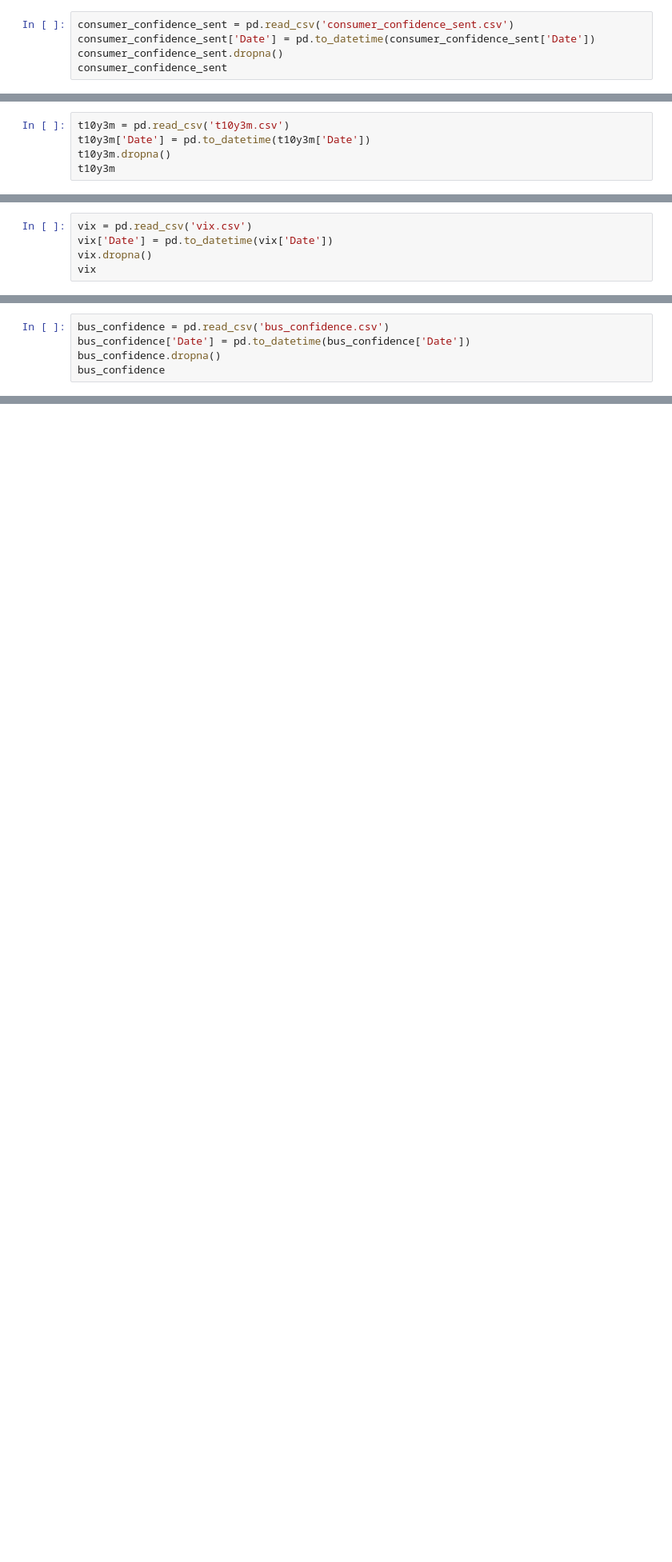
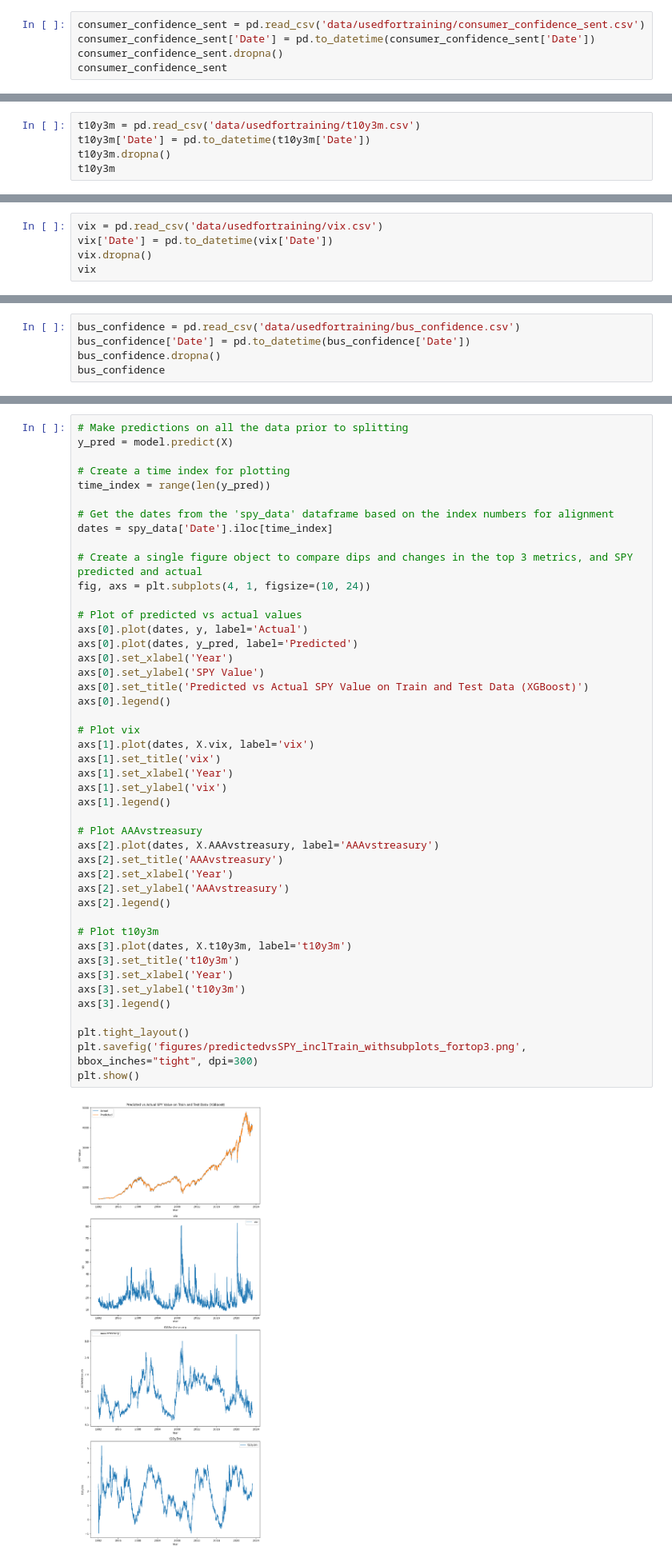
Before and after one commit to jpl12345/SPY_prediction_analysis, a Jupyter notebook: ml_for_spy_v2_ffill_daily_xgboost.ipynb, the cells around one changed output, grey strips where cells are left out. Shown at 80% size. Cells and saved outputs as stored; diff of their text form; blank space fills up the shorter version.

Commit message:
Upload validation notebook for XGBoost

```diff
--- a/ml_for_spy_v2_ffill_daily_xgboost.ipynb
+++ b/ml_for_spy_v2_ffill_daily_xgboost.ipynb
@@ -549,7 +549,7 @@ oil_prices_daily[oil_prices_daily.duplicated()]
 # %% [markdown]
 ## 7.) Consumer confidence
 # %%
-consumer_confidence_sent = pd.read_csv('consumer_confidence_sent.csv')
+consumer_confidence_sent = pd.read_csv('data/usedfortraining/consumer_confidence_sent.csv')
 consumer_confidence_sent['Date'] = pd.to_datetime(consumer_confidence_sent['Date'])
 consumer_confidence_sent.dropna()
 consumer_confidence_sent
@@ -640,7 +640,7 @@ consumer_confidence_sent_daily[consumer_confidence_sent_daily.duplicated()]
 
 Series is calculated as the spread between 10-Year Treasury Constant Maturity (BC_10YEAR) and 3-Month Treasury Constant Maturity (BC_3MONTH).
 # %%
-t10y3m = pd.read_csv('t10y3m.csv')
+t10y3m = pd.read_csv('data/usedfortraining/t10y3m.csv')
 t10y3m['Date'] = pd.to_datetime(t10y3m['Date'])
 t10y3m.dropna()
 t10y3m
@@ -666,7 +666,7 @@ t10y3m[t10y3m.duplicated()]
 ## 9.) CBOE Volatility Index: VIX (VIXCLS)
 VIX measures market expectation of near term volatility conveyed by stock index option prices
 # %%
-vix = pd.read_csv('vix.csv')
+vix = pd.read_csv('data/usedfortraining/vix.csv')
 vix['Date'] = pd.to_datetime(vix['Date'])
 vix.dropna()
 vix
@@ -708,7 +708,7 @@ vix[vix.duplicated()]
 # %% [markdown]
 ## 10.) Business Tendency Surveys for Manufacturing: Confidence Indicators
 # %%
-bus_confidence = pd.read_csv('bus_confidence.csv')
+bus_confidence = pd.read_csv('data/usedfortraining/bus_confidence.csv')
 bus_confidence['Date'] = pd.to_datetime(bus_confidence['Date'])
 bus_confidence.dropna()
 bus_confidence
@@ -935,3 +936,50 @@ plt.savefig('figures/predictedvsSPY_inclTrain.png', bbox_inches="tight", dpi=300
 plt.show()
 # %% [output]
 [figure]
+# %%
+# Make predictions on all the data prior to splitting
+y_pred = model.predict(X)
+
+# Create a time index for plotting
+time_index = range(len(y_pred))
+
+# Get the dates from the 'spy_data' dataframe based on the index numbers for alignment
+dates = spy_data['Date'].iloc[time_index]
+
+# Create a single figure object to compare dips and changes in the top 3 metrics, and SPY predicted and actual
+fig, axs = plt.subplots(4, 1, figsize=(10, 24))
+
+# Plot of predicted vs actual values
+axs[0].plot(dates, y, label='Actual')
+axs[0].plot(dates, y_pred, label='Predicted')
+axs[0].set_xlabel('Year')
+axs[0].set_ylabel('SPY Value')
+axs[0].set_title('Predicted vs Actual SPY Value on Train and Test Data (XGBoost)')
+axs[0].legend()
+
+# Plot vix
+axs[1].plot(dates, X.vix, label='vix')
+axs[1].set_title('vix')
+axs[1].set_xlabel('Year')
+axs[1].set_ylabel('vix')
+axs[1].legend()
+
+# Plot AAAvstreasury
+axs[2].plot(dates, X.AAAvstreasury, label='AAAvstreasury')
+axs[2].set_title('AAAvstreasury')
+axs[2].set_xlabel('Year')
+axs[2].set_ylabel('AAAvstreasury')
+axs[2].legend()
+
+# Plot t10y3m
+axs[3].plot(dates, X.t10y3m, label='t10y3m')
+axs[3].set_title('t10y3m')
+axs[3].set_xlabel('Year')
+axs[3].set_ylabel('t10y3m')
+axs[3].legend()
+
+plt.tight_layout()
+plt.savefig('figures/predictedvsSPY_inclTrain_withsubplots_fortop3.png', bbox_inches="tight", dpi=300)
+plt.show()
+# %% [output]
+[figure, added]
```
Also changed, not shown: parts of 9 cells of this notebook, 5 other files.
